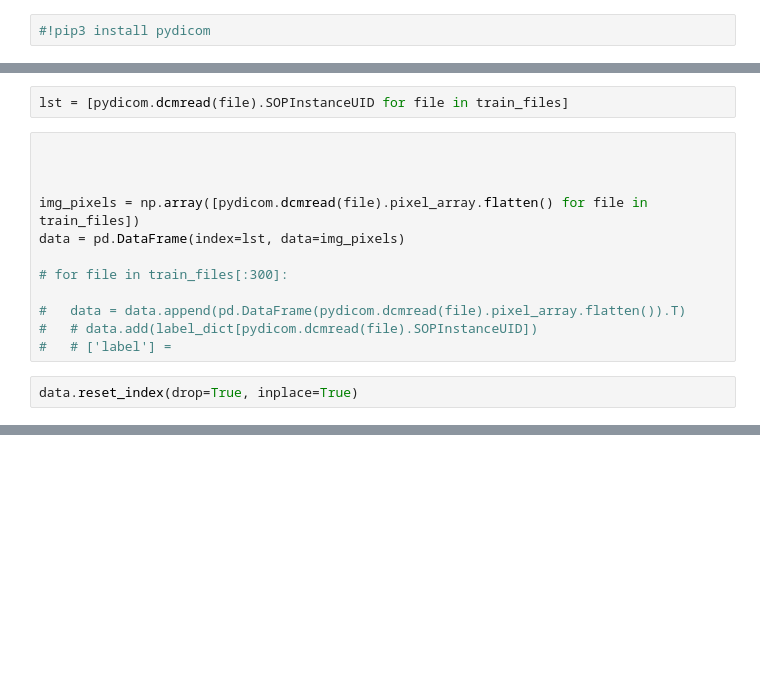
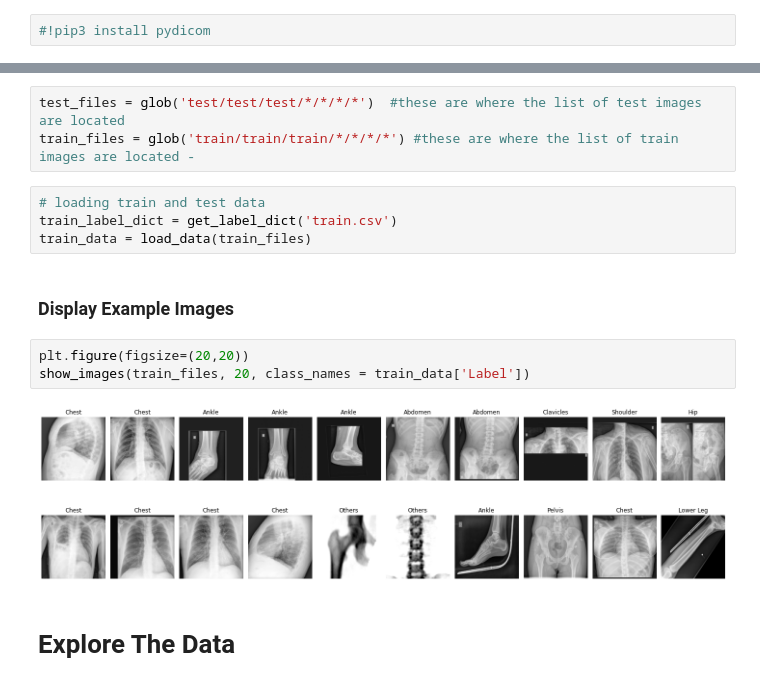
Before and after one commit to ZingBing/X-Ray-Classification, a Jupyter notebook: x-ray-classification.ipynb, the cells around one changed output, grey strips where cells are left out. Cells and saved outputs as stored; diff of their text form; blank space fills up the shorter version.

```diff
--- a/x-ray-classification.ipynb
+++ b/x-ray-classification.ipynb
@@ -64,16 +32,0 @@ pydicom.dcmread(train_files[0]).pixel_array.shape
-# %%
-lst = [pydicom.dcmread(file).SOPInstanceUID for file in train_files]
-# %%
-
-
-
-img_pixels = np.array([pydicom.dcmread(file).pixel_array.flatten() for file in train_files])
-data = pd.DataFrame(index=lst, data=img_pixels)
-
-# for file in train_files[:300]:
-
-# 	data = data.append(pd.DataFrame(pydicom.dcmread(file).pixel_array.flatten()).T)
-# 	# data.add(label_dict[pydicom.dcmread(file).SOPInstanceUID])
-# 	# ['label'] =
-# %%
-data.reset_index(drop=True, inplace=True)
@@ -92,0 +87,16 @@ data.describe()
+# %%
+test_files = glob('test/test/test/*/*/*/*')  #these are where the list of test images are located
+train_files = glob('train/train/train/*/*/*/*') #these are where the list of train images are located -
+# %%
+# loading train and test data
+train_label_dict = get_label_dict('train.csv')
+train_data = load_data(train_files)
+# %% [markdown]
+### Display Example Images
+# %%
+plt.figure(figsize=(20,20))
+show_images(train_files, 20, class_names = train_data['Label'])
+# %% [output]
+[figure, added]
+# %% [markdown]
+# Explore The Data
```
Also changed, not shown: parts of 10 cells of this notebook, 1 other file.
